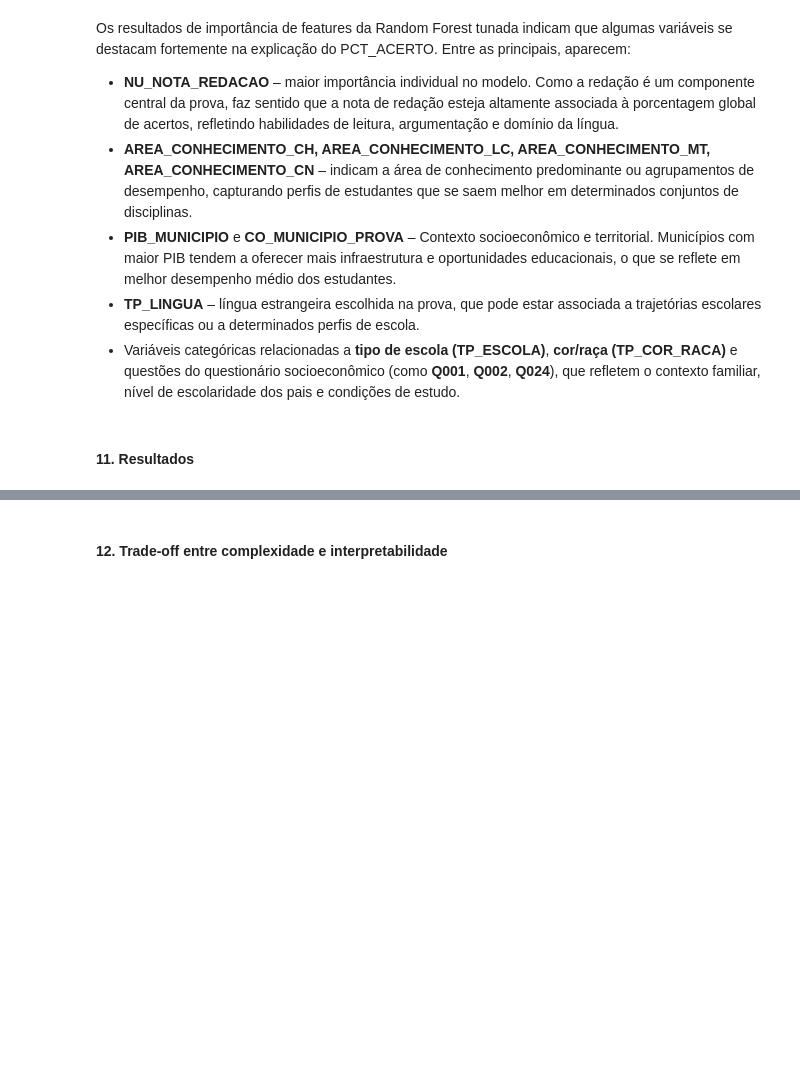
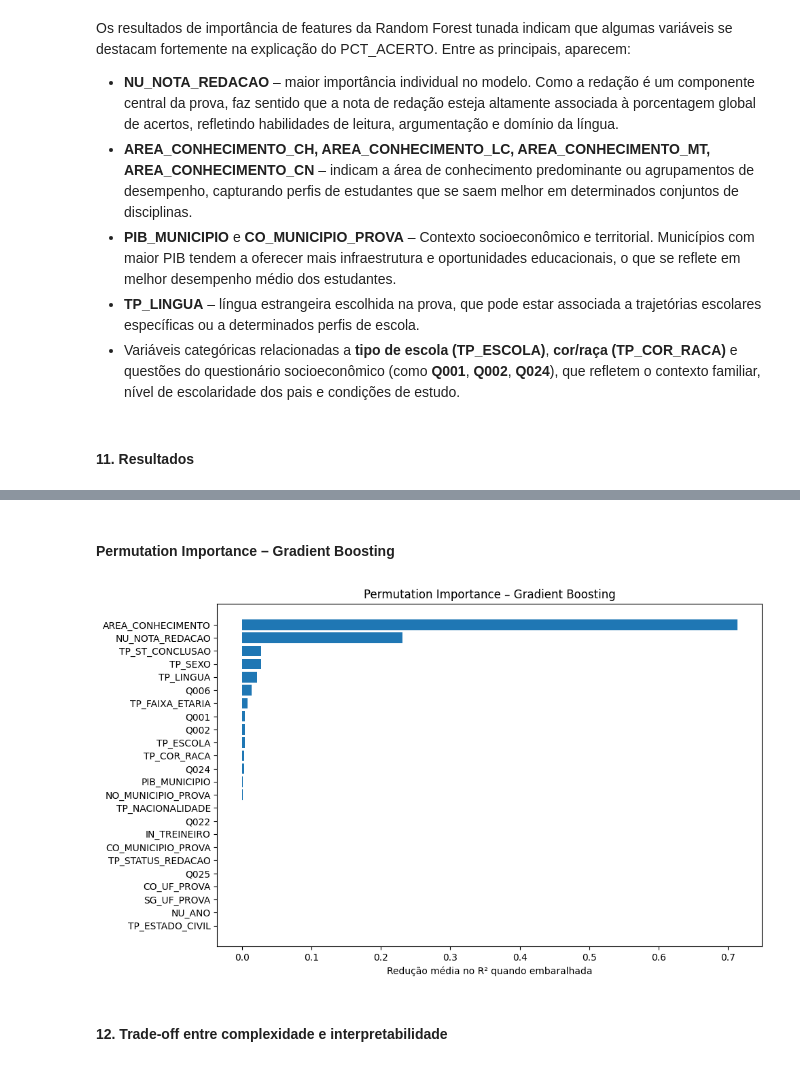
Before and after one commit to MatCoitinho/analise-enem, a Jupyter notebook: ETAPA4.ipynb, the cells around one changed output, grey strips where cells are left out. Drawn from its saved outputs; the diff is of its cells as text; code cells hidden in the pictures; blank space fills up the shorter version.

Commit message:
Gradient Boosting Analise de Interpretabilidade

```diff
--- a/ETAPA4.ipynb
+++ b/ETAPA4.ipynb
@@ -552,3 +570,26 @@ plt.show()
+# %% [markdown]
+#### Permutation Importance – Gradient Boosting
+# %%
+perm_gb = permutation_importance(
+    best_gb_pipeline,
+    X_test,
+    y_test,
+    n_repeats=10,
+    random_state=42,
+    n_jobs=-1
+)
+
+sorted_idx_gb = perm_gb.importances_mean.argsort()[::-1]
+
+plt.figure(figsize=(10, 6))
+plt.barh([feat_names[i] for i in sorted_idx_gb], perm_gb.importances_mean[sorted_idx_gb])
+plt.gca().invert_yaxis()
+plt.title("Permutation Importance – Gradient Boosting")
+plt.xlabel("Redução média no R² quando embaralhada")
+plt.tight_layout()
+plt.show()
+# %% [output]
+[figure, added]
 # %% [markdown]
 #### 12. Trade-off entre complexidade e interpretabilidade
 # %% [markdown]
```
Also changed, not shown: parts of 7 cells of this notebook.
